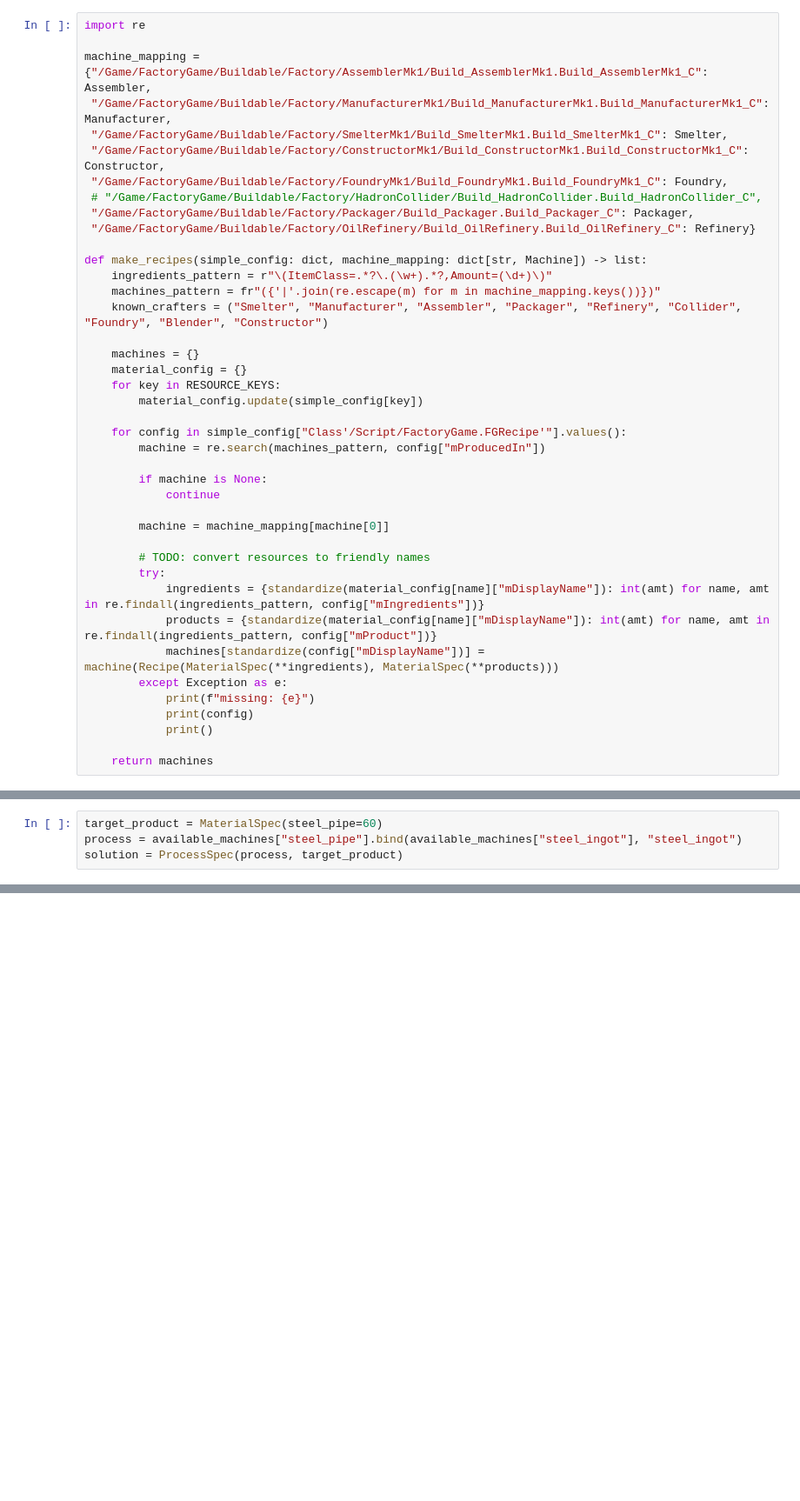
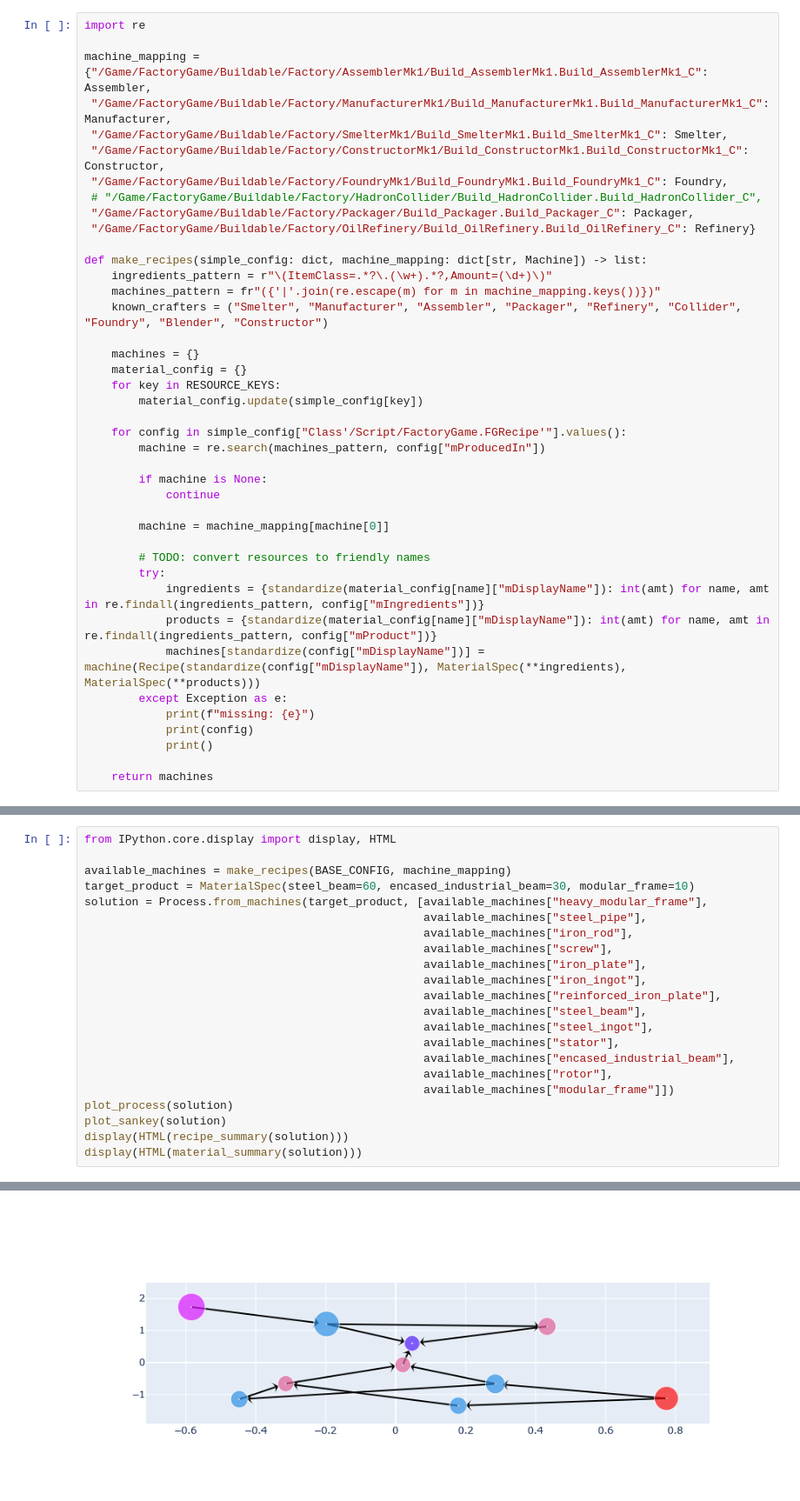
Before and after one commit to Lukeknight00/SatisfactoryTools, a Jupyter notebook: satisfactory_planning.ipynb, the cells around one changed output, grey strips where cells are left out. Shown: that part at 87% size. Saved outputs shown, nothing was run; the diff lists cells and outputs as text; blank space fills up the shorter version.

```diff
--- a/satisfactory_planning.ipynb
+++ b/satisfactory_planning.ipynb
@@ -393,7 +435,7 @@ def make_recipes(simple_config: dict, machine_mapping: dict[str, Machine]) -> li
         try:
             ingredients = {standardize(material_config[name]["mDisplayName"]): int(amt) for name, amt in re.findall(ingredients_pattern, config["mIngredients"])}
             products = {standardize(material_config[name]["mDisplayName"]): int(amt) for name, amt in re.findall(ingredients_pattern, config["mProduct"])}
-            machines[standardize(config["mDisplayName"])] = machine(Recipe(MaterialSpec(**ingredients), MaterialSpec(**products)))
+            machines[standardize(config["mDisplayName"])] = machine(Recipe(standardize(config["mDisplayName"]), MaterialSpec(**ingredients), MaterialSpec(**products)))
         except Exception as e:
             print(f"missing: {e}")
             print(config)
@@ -429,7 +454,3 @@ missing: 'Desc_Rebar_Spreadshot_C'
-# %%
-target_product = MaterialSpec(steel_pipe=60)
-process = available_machines["steel_pipe"].bind(available_machines["steel_ingot"], "steel_ingot")
-solution = ProcessSpec(process, target_product)
 # %%
 import igraph
 from igraph import Graph, EdgeSeq
@@ -476,0 +580,23 @@ fig.add_trace(go.Scatter(x=Xn,
+# %%
+from IPython.core.display import display, HTML
+
+available_machines = make_recipes(BASE_CONFIG, machine_mapping)
+target_product = MaterialSpec(steel_beam=60, encased_industrial_beam=30, modular_frame=10)
+solution = Process.from_machines(target_product, [available_machines["heavy_modular_frame"],
+                                                  available_machines["steel_pipe"],
+                                                  available_machines["iron_rod"],
+                                                  available_machines["screw"],
+                                                  available_machines["iron_plate"],
+                                                  available_machines["iron_ingot"],
+                                                  available_machines["reinforced_iron_plate"],
+                                                  available_machines["steel_beam"],
+                                                  available_machines["steel_ingot"],
+                                                  available_machines["stator"],
+                                                  available_machines["encased_industrial_beam"],
+                                                  available_machines["rotor"],
+                                                  available_machines["modular_frame"]])
+plot_process(solution)
+plot_sankey(solution)
+display(HTML(recipe_summary(solution)))
+display(HTML(material_summary(solution)))
+# %% [output]
@@ -476,0 +608 @@ fig.add_trace(go.Scatter(x=Xn,
+[figure, added]
```
Also changed, not shown: parts of 14 cells of this notebook.
